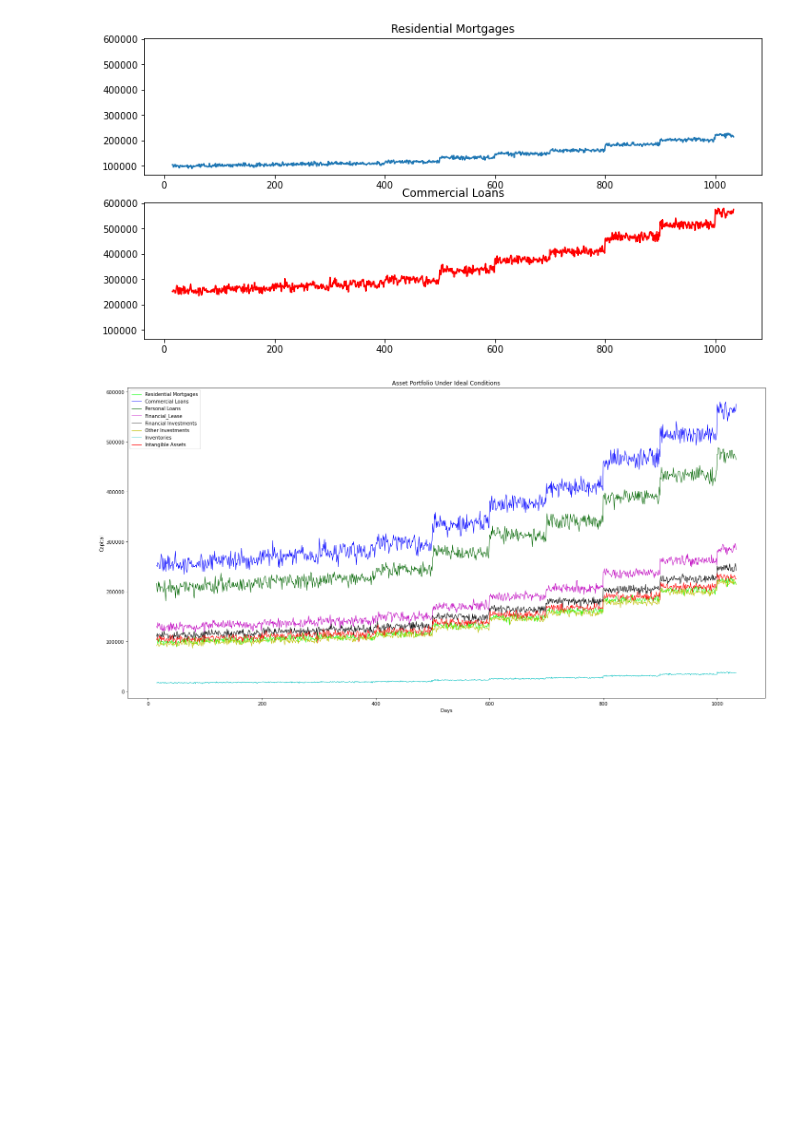
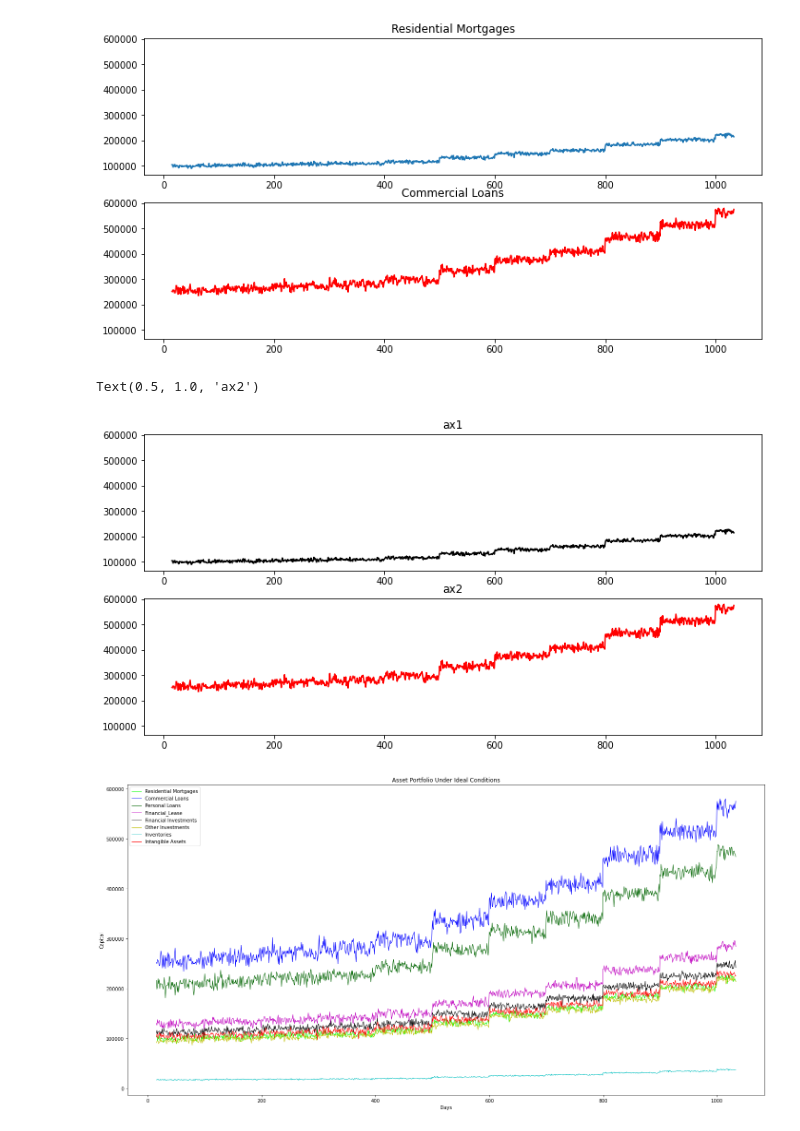
Before and after one commit to Alaa-alsulaiman/week_4, a Jupyter notebook: Stress_Testing_student_facing.ipynb, the cells around one changed output. Drawn from its saved outputs; the diff is of its cells as text; code cells hidden in the pictures; blank space fills up the shorter version.

```diff
--- a/Stress_Testing_student_facing.ipynb
+++ b/Stress_Testing_student_facing.ipynb
@@ -226,16 +224,19 @@ Text(0.5, 1.0, 'Commercial Loans')
 # %%
 #Visual Inspection of first two features
 
 #Students, please complete
 
 f, (ax1, ax2) = plt.subplots(2, 1,figsize = (12,6), sharey=True)
 
-ax1.plot(as_por.Residential_Mortgages, label = #todo,color ='#todo')
-ax1.set_title(#todo)
+ax1.plot(as_por.Residential_Mortgages, label = ax1 ,color ='black')
+ax1.set_title("ax1")
 
 print('')
-ax2.plot(as_por.Commercial_Loans, label = #todo, color ='#todo' )
-ax2.set_title(#todo)
+ax2.plot(as_por.Commercial_Loans, label = ax2  , color ='red' )
+ax2.set_title("ax2")
+# %% [output]
+Text(0.5, 1.0, 'ax2')
+[figure, added]
 # %%
 #Asset Portfolio Diagram
 def asset_diagram(as_por):
```
Also changed, not shown: parts of 20 cells of this notebook.
